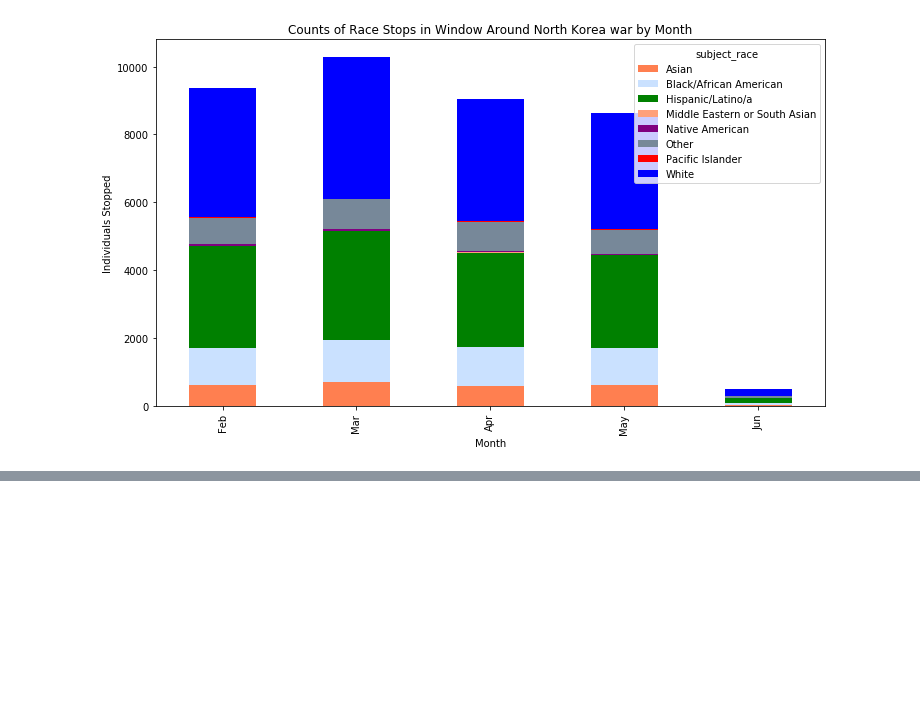
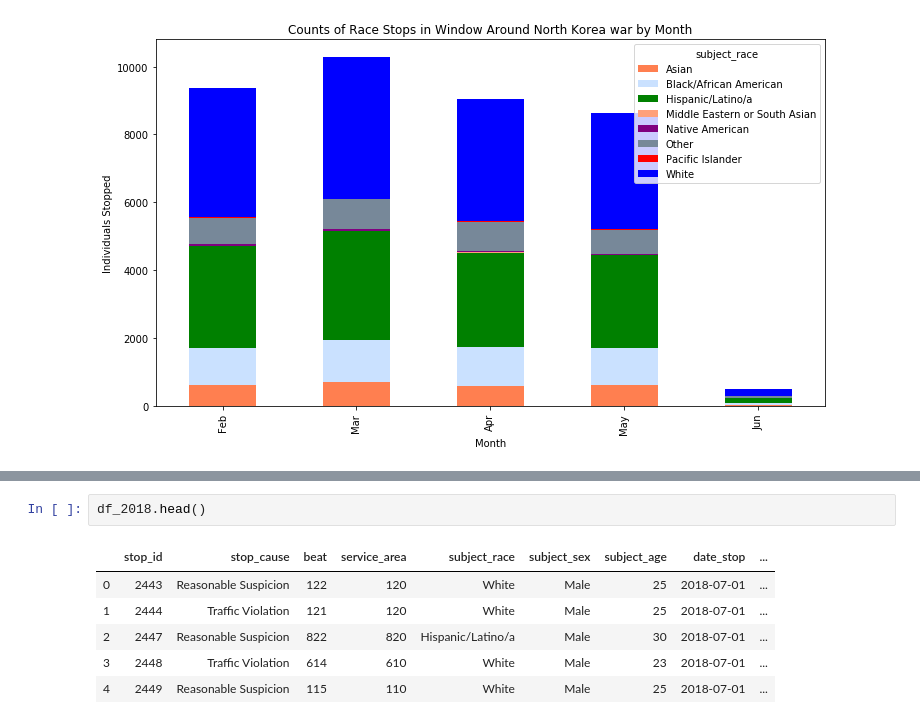
Before and after one commit to tevans-barton/Fair-Policing-Capstone, a Jupyter notebook: notebooks/2.1 Just EDA Notebook.ipynb, the cells around one changed output, grey strips where cells are left out. Drawn from its saved outputs; the diff is of its cells as text; blank space fills up the shorter version.

```diff
--- a/notebooks/2.1 Just EDA Notebook.ipynb
+++ b/notebooks/2.1 Just EDA Notebook.ipynb
@@ -77,0 +102,9 @@ eda_viz.month_race_count_viz(('02-01-2017', '06-01-2017'), 'North Korea war', sa
+# %%
+df_2018.head()
+# %% [output]
+|  | stop_id | stop_cause | beat | service_area | subject_race | subject_sex | subject_age | date_stop | ... |
+| 0 | 2443 | Reasonable Suspicion | 122 | 120 | White | Male | 25 | 2018-07-01 | ... |
+| 1 | 2444 | Traffic Violation | 121 | 120 | White | Male | 25 | 2018-07-01 | ... |
+| 2 | 2447 | Reasonable Suspicion | 822 | 820 | Hispanic/Latino/a | Male | 30 | 2018-07-01 | ... |
+| 3 | 2448 | Traffic Violation | 614 | 610 | White | Male | 23 | 2018-07-01 | ... |
+| 4 | 2449 | Reasonable Suspicion | 115 | 110 | White | Male | 25 | 2018-07-01 | ... |
```
Also changed, not shown: parts of 6 cells of this notebook, 2 other files.
